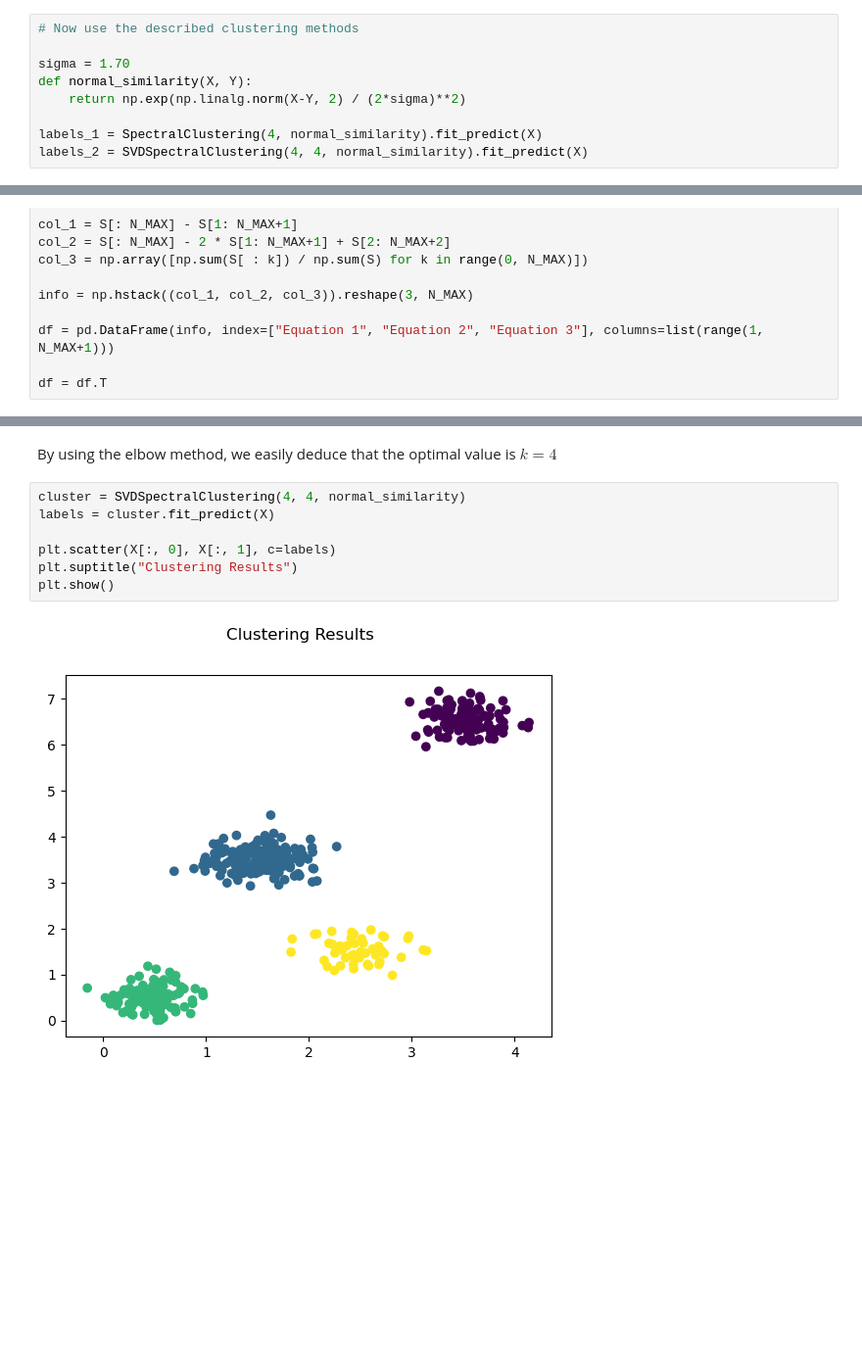
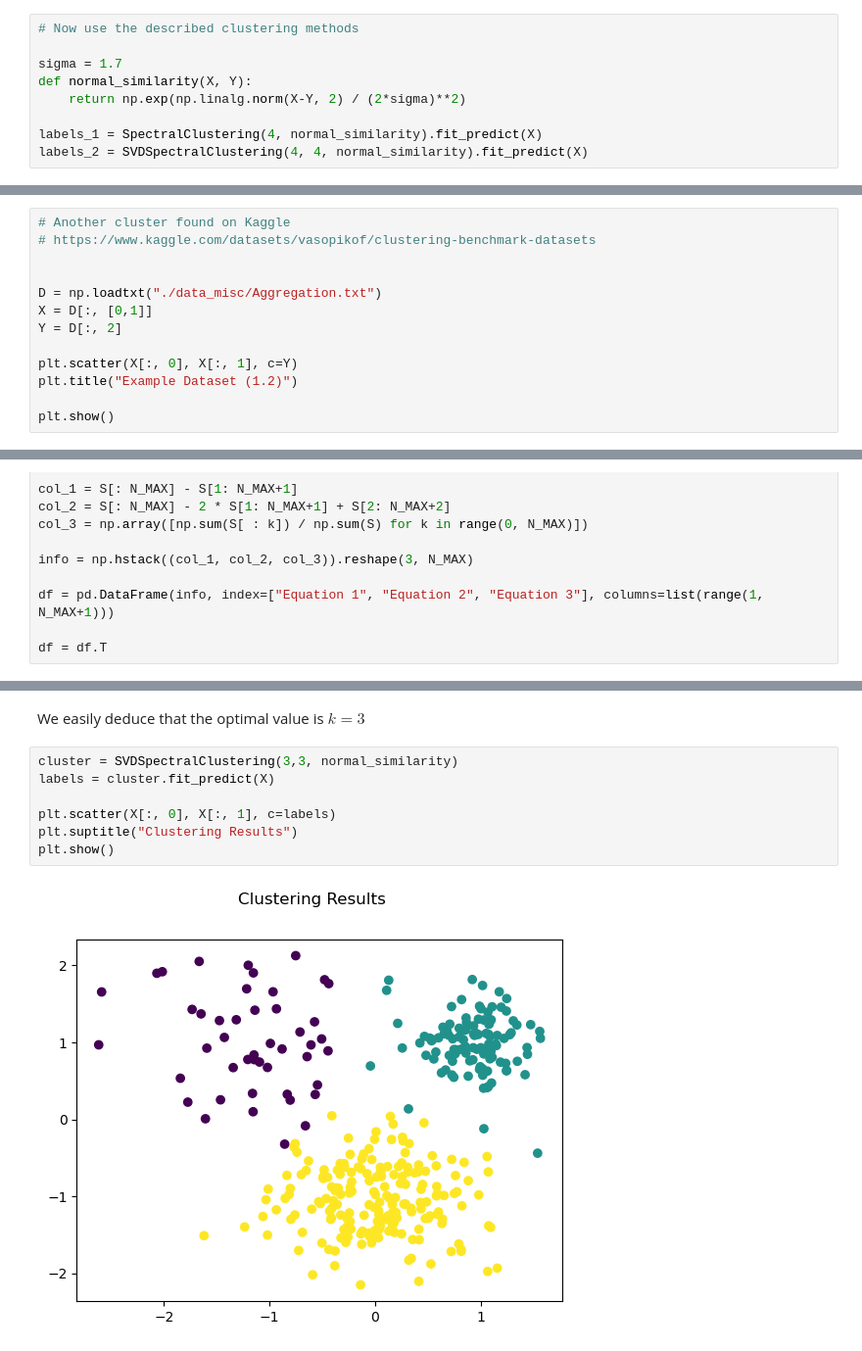
Before and after one commit to OdinMeng/MachineLearningBChallenges, a Jupyter notebook: PROJECT/demo_svd.ipynb, the cells around one changed output, grey strips where cells are left out. Shown at 98% size. Saved outputs shown, nothing was run; the diff lists cells and outputs as text; blank space fills up the shorter version.

```diff
--- a/PROJECT/demo_svd.ipynb
+++ b/PROJECT/demo_svd.ipynb
@@ -51,7 +51,7 @@ plt.show()
 # %%
 # Now use the described clustering methods
 
-sigma = 1.70
+sigma = 1.7
 def normal_similarity(X, Y):
     return np.exp(np.linalg.norm(X-Y, 2) / (2*sigma)**2)
 
@@ -72,0 +73,13 @@ plt.show()
+# %%
+# Another cluster found on Kaggle
+# https://www.kaggle.com/datasets/vasopikof/clustering-benchmark-datasets
+
+
+D = np.loadtxt("./data_misc/Aggregation.txt")
+X = D[:, [0,1]]
+Y = D[:, 2]
+
+plt.scatter(X[:, 0], X[:, 1], c=Y)
+plt.title("Example Dataset (1.2)")
+
+plt.show()
@@ -268,11 +319,11 @@ plt.show()
 # %% [markdown]
-By using the elbow method, we easily deduce that the optimal value is $k=4$
+We easily deduce that the optimal value is $k=3$
 # %%
-cluster = SVDSpectralClustering(4, 4, normal_similarity)
+cluster = SVDSpectralClustering(3,3, normal_similarity)
 labels = cluster.fit_predict(X)
 
 plt.scatter(X[:, 0], X[:, 1], c=labels)
 plt.suptitle("Clustering Results")
 plt.show()
 # %% [output]
-[figure, old version]
+[figure, new version]
```
Also changed, not shown: parts of 13 cells of this notebook, 14 other files.
